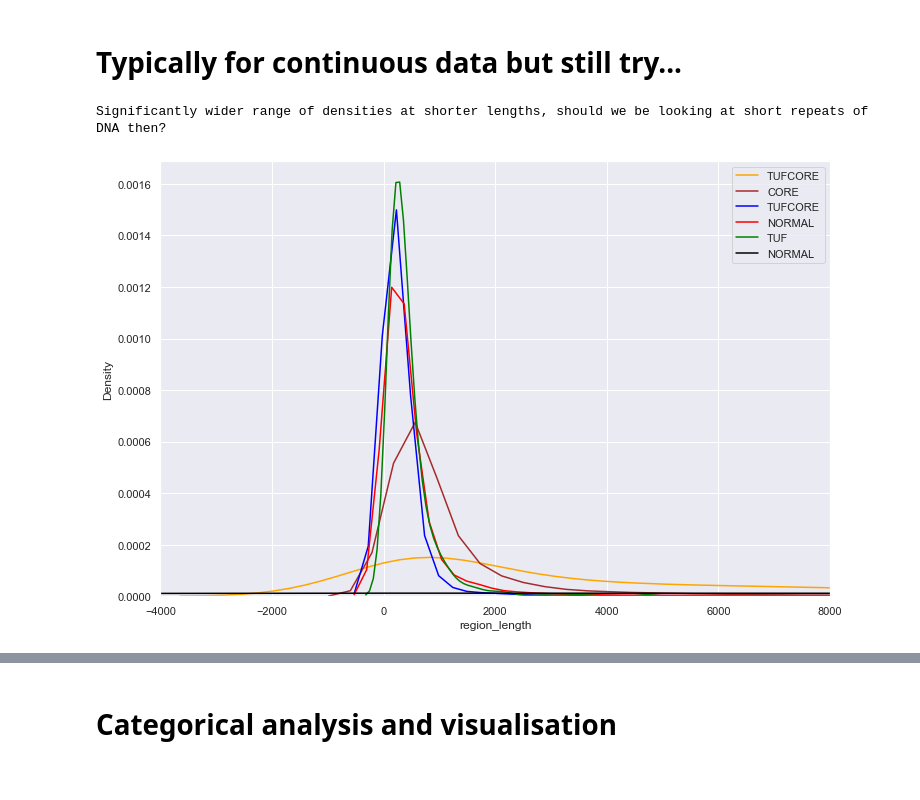
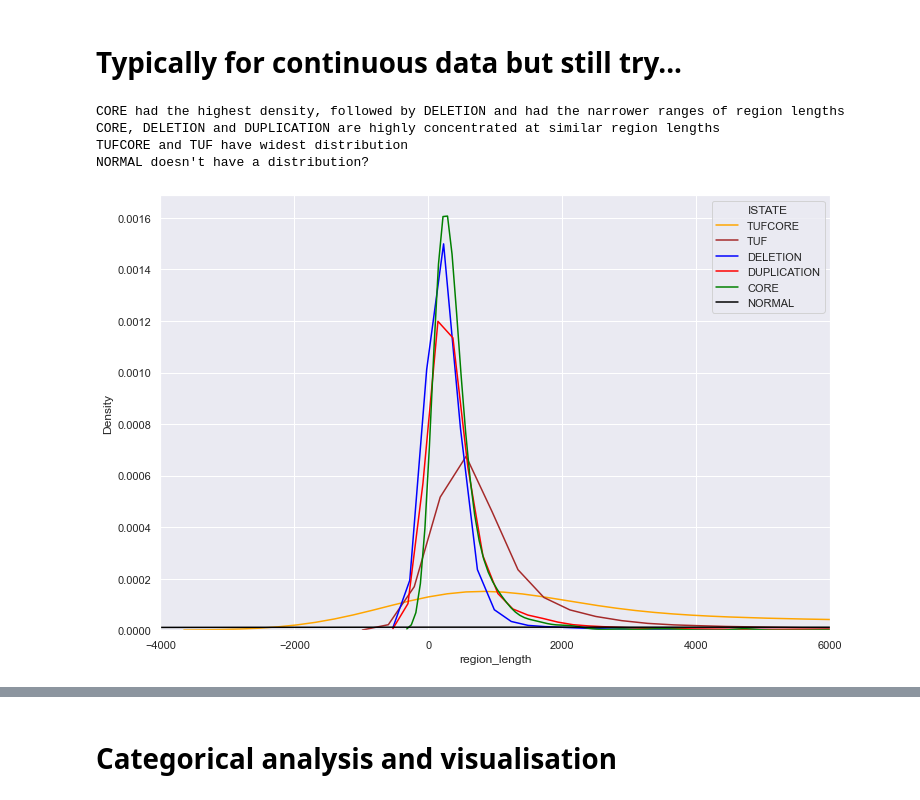
Before and after one commit to ighellache/TUFAnalysis, a Jupyter notebook: Imanlatestversiondisso.ipynb, the cells around one changed output, grey strips where cells are left out. Drawn from its saved outputs; the diff is of its cells as text; code cells hidden in the pictures.

```diff
--- a/Imanlatestversiondisso.ipynb
+++ b/Imanlatestversiondisso.ipynb
@@ -264,18 +264,24 @@ mydata[mydata['ISTATE'] == 'DELETION'].describe() #shorter way of doing it
 | max | 2.487467e+08 | 2.487474e+08 | 97.000000 | 97.000000 | 100.000000 | NaN | NaN | NaN | NaN | ... |
 # %% [markdown]
 # Typically for continuous data but still try...
-# %%
-sns.kdeplot(data=mydata[mydata["ISTATE"] == "TUFCORE"], x="region_length", color='orange')
-sns.kdeplot(data=mydata[mydata["ISTATE"] == "TUF"], x="region_length", color='brown')
-sns.kdeplot(data=mydata[mydata["ISTATE"] == "DELETION"], x="region_length", color='blue')
-sns.kdeplot(data=mydata[mydata["ISTATE"] == "DUPLICATION"], x="region_length", color='red')
-sns.kdeplot(data=mydata[mydata["ISTATE"] == "CORE"], x="region_length", color='green')
-sns.kdeplot(data=mydata[mydata["ISTATE"] == "NORMAL"], x="region_length", color='black')
-plt.legend(mydata['ISTATE'])
-plt.xlim(-4000, 8000)
-#density plots are like histograms
-#why is normal line flat?
-print("Significantly wider range of densities at shorter lengths, should we be looking at short repeats of DNA then?")
-# %% [output]
-Significantly wider range of densities at shorter lengths, should we be looking at short repeats of DNA then?
-[figure, removed]
+# %%
+sns.kdeplot(data=mydata[mydata["ISTATE"] == "TUFCORE"], x="region_length", color='orange')
+sns.kdeplot(data=mydata[mydata["ISTATE"] == "TUF"], x="region_length", color='brown')
+sns.kdeplot(data=mydata[mydata["ISTATE"] == "DELETION"], x="region_length", color='blue')
+sns.kdeplot(data=mydata[mydata["ISTATE"] == "DUPLICATION"], x="region_length", color='red')
+sns.kdeplot(data=mydata[mydata["ISTATE"] == "CORE"], x="region_length", color='green')
+sns.kdeplot(data=mydata[mydata["ISTATE"] == "NORMAL"], x="region_length", color='black')
+plt.legend(title='ISTATE', loc='upper right', labels=['TUFCORE', 'TUF','DELETION','DUPLICATION','CORE', 'NORMAL'])
+plt.xlim(-4000, 6000)
+#density plots are like histograms
+#why is normal line flat?
+print("CORE had the highest density, followed by DELETION and had the narrower ranges of region lengths")
+print("CORE, DELETION and DUPLICATION are highly concentrated at similar region lengths")
+print("TUFCORE and TUF have widest distribution")
+print("NORMAL doesn't have a distribution?")
+# %% [output]
+CORE had the highest density, followed by DELETION and had the narrower ranges of region lengths
+CORE, DELETION and DUPLICATION are highly concentrated at similar region lengths
+TUFCORE and TUF have widest distribution
+NORMAL doesn't have a distribution?
+[figure, added]
```
Also changed, not shown: parts of 5 cells of this notebook.
